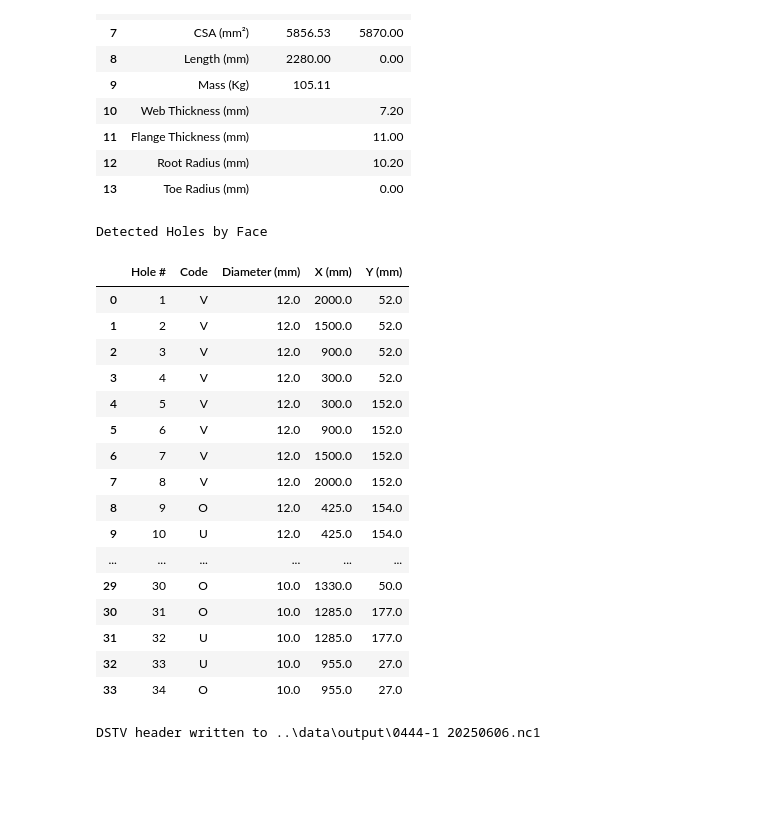
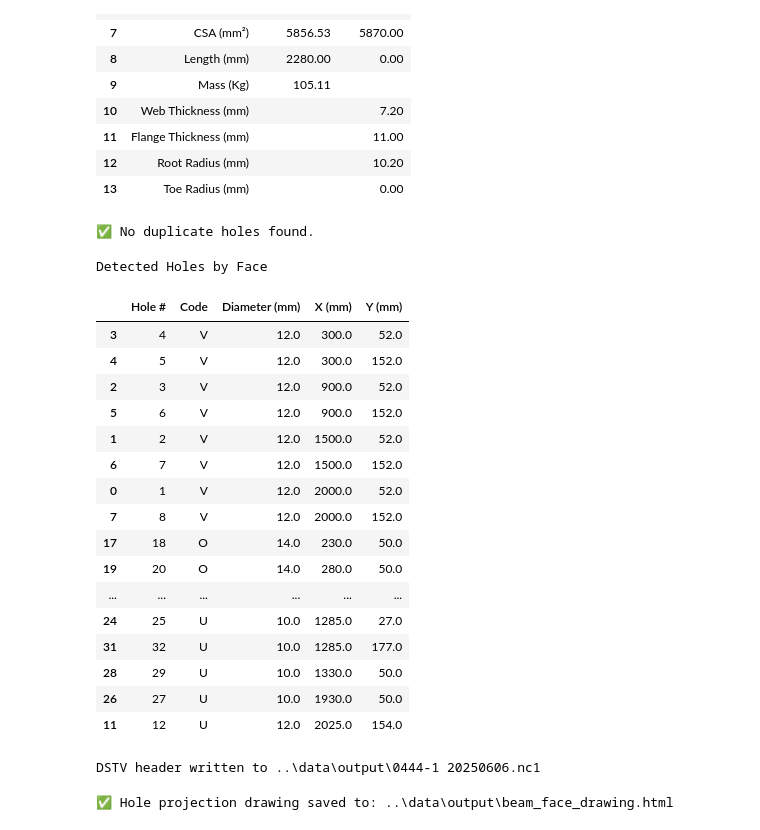
Before and after one commit to ukstevem/StepWrangling, a Jupyter notebook: notebooks/20250605.ipynb, the cells around one changed output. Cells and saved outputs as stored; diff of their text form; code cells hidden in the pictures; blank space fills up the shorter version.

Commit message:
including refinements and html drawing generation

```diff
--- a/notebooks/20250605.ipynb
+++ b/notebooks/20250605.ipynb
@@ -691,7 +691,7 @@ if __name__ == "__main__":
     arrow_y = make_arrow(gp_Pnt(0, 0, 0), final_dir_y)  # Y = height
     arrow_z = make_arrow(gp_Pnt(0, 0, 0), final_dir_z)  # Z = width
 
-    visualize(origin_marker, viewer, color="RED")
+    visualize(origin_marker, viewer, color="PSS_LIGHT_BLUE")
     visualize(arrow_x, viewer, color="RED")
     visualize(arrow_y, viewer, color="GREEN")
     visualize(arrow_z, viewer, color="BLUE")
@@ -801,22 +801,30 @@ visualize(face_u, viewer, color="BLUE", alpha=0.5)
 # Start of hole detection
 # %%
 def format_hole_table(df):
+    # Custom sort order for faces
+    face_order = {"V": 0, "O": 1, "U": 2}
+    df_sorted = df.copy()
+    df_sorted["FaceOrder"] = df_sorted["Code"].map(face_order)
+    df_sorted = df_sorted.sort_values(by=["FaceOrder", "X (mm)", "Y (mm)"]).drop(columns="FaceOrder")
+
+    # Format columns
     fmt_cols = {
         "Diameter (mm)": "{:.1f}",
         "X (mm)": "{:.1f}",
         "Y (mm)": "{:.1f}"
     }
-    valid_cols = {col: fmt for col, fmt in fmt_cols.items() if col in df.columns}
+    valid_cols = {col: fmt for col, fmt in fmt_cols.items() if col in df_sorted.columns}
 
+    # Style the DataFrame
     return (
-        df.style
+        df_sorted.style
         .set_caption("Detected Holes by Face")
         .set_table_styles([{
             'selector': 'caption',
             'props': [('caption-side', 'top'), ('font-size', '16px'), ('font-weight', 'bold')]
         }])
         .format(valid_cols)
-        .background_gradient(cmap="Blues", subset=list(valid_cols.keys()))
+        .background_gradient(cmap="Blues", subset=["Diameter (mm)"])
     )
 # %%
 def show_projected_markers_on_dstv_planes(df_holes, origin_dstv, dstv_frame, display, radius=4.0, offset=10.0):
@@ -955,30 +963,53 @@ def classify_and_project_holes_dstv(solid, dstv_frame, origin_dstv):
 
     df_holes = pd.DataFrame(rows)
     return df_holes, hole_data, origin_nc1, L, F, W
+# %%
+def check_duplicate_holes(df_holes, tolerance=0.1):
+    """
+    Checks for duplicate holes (same X, Y, and Code) within a given tolerance (in mm).
+    Raises a warning if duplicates are found.
+    """
+    # Round to given tolerance (to handle small numeric noise)
+    df_check = df_holes.copy()
+    df_check["X_r"] = (df_check["X (mm)"] / tolerance).round().astype(int)
+    df_check["Y_r"] = (df_check["Y (mm)"] / tolerance).round().astype(int)
+
+    # Check for duplicates based on rounded X, Y, and face Code
+    duplicates = df_check.duplicated(subset=["Code", "X_r", "Y_r"], keep=False)
+
+    if duplicates.any():
+        dup_df = df_holes[duplicates]
+        print("⚠️ Warning: Duplicate holes detected at the same position and face:\n")
+        print(dup_df[["Code", "X (mm)", "Y (mm)", "Diameter (mm)"]])
+    else:
+        print("✅ No duplicate holes found.")
 # %%
+
 raw_df_holes, hole_data, origin_nc1, L, F, W = classify_and_project_holes_dstv(aligned_shape, dstv_frame, origin)
+check_duplicate_holes(raw_df_holes, tolerance=0.5)  # 0.5mm tolerance
 show_projected_markers_on_dstv_planes(raw_df_holes, origin, dstv_frame, viewer)
 df_holes = format_hole_table(raw_df_holes)
 display(df_holes)
 # %% [output]
-Detected Holes by Face
+✅ No duplicate holes found.
+Detected Holes by Face
 |  | Hole # | Code | Diameter (mm) | X (mm) | Y (mm) |
-| 0 | 1 | V | 12.0 | 2000.0 | 52.0 |
-| 1 | 2 | V | 12.0 | 1500.0 | 52.0 |
-| 2 | 3 | V | 12.0 | 900.0 | 52.0 |
 | 3 | 4 | V | 12.0 | 300.0 | 52.0 |
 | 4 | 5 | V | 12.0 | 300.0 | 152.0 |
+| 2 | 3 | V | 12.0 | 900.0 | 52.0 |
 | 5 | 6 | V | 12.0 | 900.0 | 152.0 |
+| 1 | 2 | V | 12.0 | 1500.0 | 52.0 |
 | 6 | 7 | V | 12.0 | 1500.0 | 152.0 |
+| 0 | 1 | V | 12.0 | 2000.0 | 52.0 |
 | 7 | 8 | V | 12.0 | 2000.0 | 152.0 |
-| 8 | 9 | O | 12.0 | 425.0 | 154.0 |
-| 9 | 10 | U | 12.0 | 425.0 | 154.0 |
+| 17 | 18 | O | 14.0 | 230.0 | 50.0 |
+| 19 | 20 | O | 14.0 | 280.0 | 50.0 |
 | ... | ... | ... | ... | ... | ... |
-| 29 | 30 | O | 10.0 | 1330.0 | 50.0 |
-| 30 | 31 | O | 10.0 | 1285.0 | 177.0 |
+| 24 | 25 | U | 10.0 | 1285.0 | 27.0 |
 | 31 | 32 | U | 10.0 | 1285.0 | 177.0 |
-| 32 | 33 | U | 10.0 | 955.0 | 27.0 |
-| 33 | 34 | O | 10.0 | 955.0 | 27.0 |
+| 28 | 29 | U | 10.0 | 1330.0 | 50.0 |
+| 26 | 27 | U | 10.0 | 1930.0 | 50.0 |
+| 11 | 12 | U | 12.0 | 2025.0 | 154.0 |
 # %%
 
 step_vals = profile_match["STEP"]
@@ -1061,0 +1187,4 @@ DSTV header written to ..\data\output\0444-1 20250606.nc1
+# %%
+generate_hole_projection_html(raw_df_holes, "beam_face_drawing.html")
+# %% [output]
+✅ Hole projection drawing saved to: ..\data\output\beam_face_drawing.html
```
Also changed, not shown: parts of 3 cells of this notebook.
